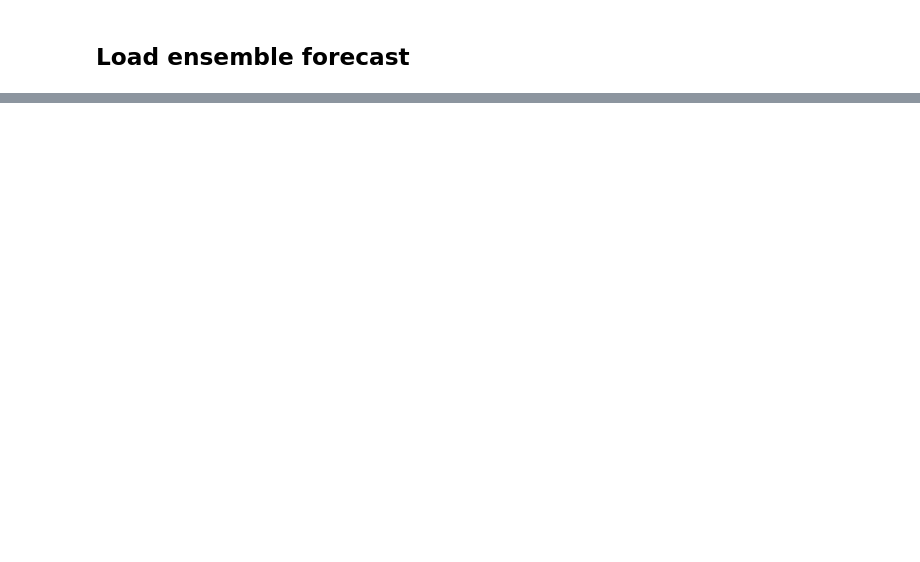
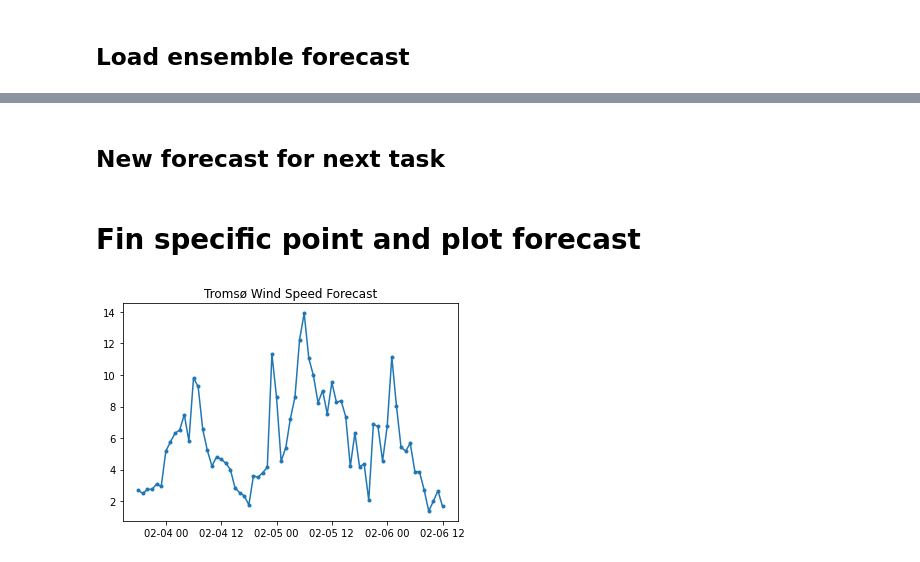
Before and after one commit to eirikngard/GEO4902, a Jupyter notebook: Ensemble_prediction.ipynb, the cells around one changed output, grey strips where cells are left out. Cells and saved outputs as stored; diff of their text form; code cells hidden in the pictures; blank space fills up the shorter version.

```diff
--- a/Ensemble_prediction.ipynb
+++ b/Ensemble_prediction.ipynb
@@ -85,0 +145,41 @@ cbar.set_label('Accumulated precipitation in mm')
+# %% [markdown]
+## New forecast for next task
+# %%
+year =  '2020'
+day  =  '03'
+month = '02'
+
+hour_1  ='18'
+
+url='https://thredds.met.no/thredds/dodsC/meps25epsarchive/' +year+'/'+month+'/'+day+'/meps_extracted_2_5km_'+year+month+day+'T'+hour_1+'Z.nc'
+forecast_1 = xr.open_dataset(url)
+# %% [markdown]
+# Fin specific point and plot forecast
+# %%
+import math
+import numpy as np
+
+def findindex(alat,alon,plat,plon):
+    #finding identic*l location of pos plat, plon in array alat[],alon[]
+    abslat = np.abs(alat-plat)
+    abslon = np.abs(alon-plon)
+    c = np.maximum(abslon,abslat)
+    latlon_idx = np.argmin(c)
+    x, y = np.where(c == np.min(c))
+    #print(alats[x,y],alon[x,y])
+    x=int(x)
+    y=int(y)
+
+    return (x,y)
+# %%
+[ix,jx] = findindex(forecast_1.latitude,forecast_1.longitude,69.649,18.956) # Tromsø
+memb=1
+accpp_point_forecast_1 = forecast_1.wind_speed[:,0,memb,ix,jx]
+from matplotlib import pyplot as plt
+
+plt.plot(forecast_1.time, accpp_point_forecast_1, '.-')
+
+plt.title("Tromsø Wind Speed Forecast")
+plt.show()
+# %% [output]
+[figure, added]
```
Also changed, not shown: parts of 9 cells of this notebook.
